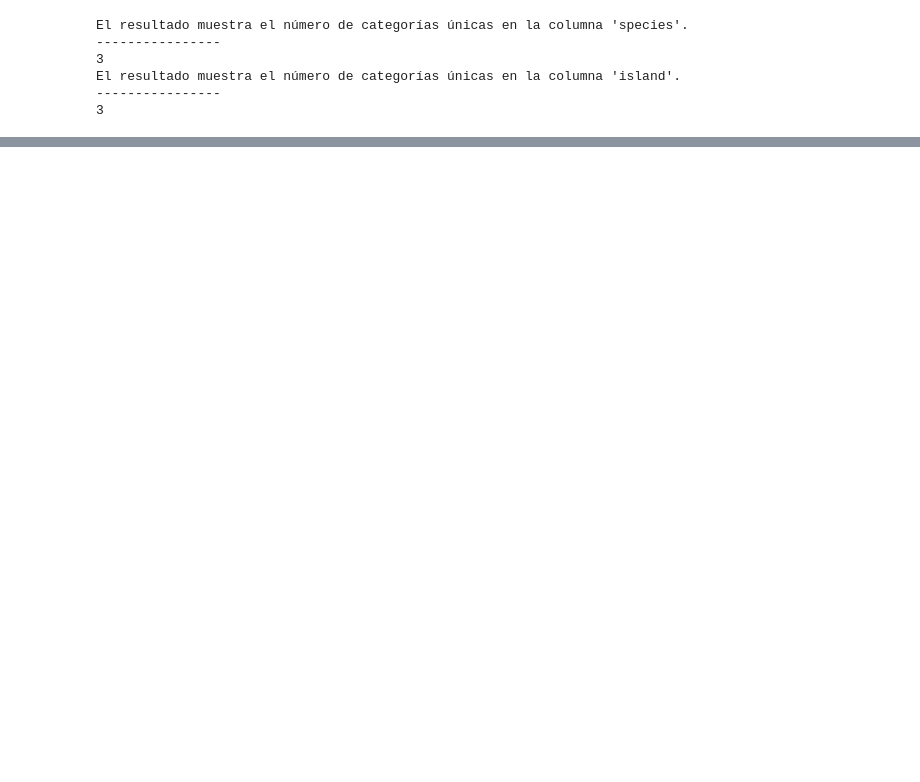
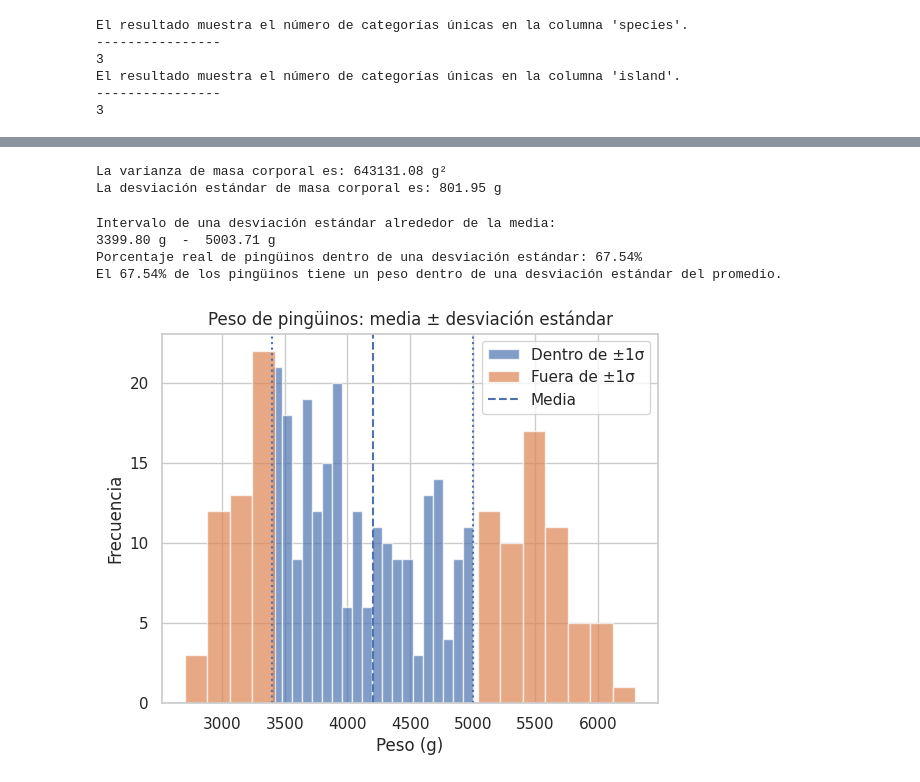
Before and after one commit to alvarohrv/data-analysis-py-sandbox, a Jupyter notebook: src/clase02_cursoPlatzi/demostraciones_llevar_a_teoria_o_centralizar.ipynb, the cells around one changed output, grey strips where cells are left out. Drawn from its saved outputs; the diff is of its cells as text; code cells hidden in the pictures; blank space fills up the shorter version.

```diff
--- a/src/clase02_cursoPlatzi/demostraciones_llevar_a_teoria_o_centralizar.ipynb
+++ b/src/clase02_cursoPlatzi/demostraciones_llevar_a_teoria_o_centralizar.ipynb
@@ -610,0 +816,64 @@ plt.show()
+# %%
+# Medidas de Dispersión (Variabilidad)
+# 🔹 Varianza y Desviación Estándar
+
+# La varianza mide qué tan dispersos están los datos respecto a la media.
+varianza = peso.var()
+# La desviación estándar es la raíz cuadrada de la varianza y se interpreta en las mismas unidades que los datos originales. (no requiere pasar el valor de varianza)
+desviacion = peso.std()
+
+print(f"La varianza de masa corporal es: {varianza:.2f} g²")
+
+print(f"La desviación estándar de masa corporal es: {desviacion:.2f} g")
+
+
+# 📌 Qué demuestra
+# Qué tan lejos están los valores respecto a la media
+# Alta desviación → pesos muy variados
+# Baja desviación → pesos similares
+# %% [output]
+La varianza de masa corporal es: 643131.08 g²
+La desviación estándar de masa corporal es: 801.95 g
+# %%
+media = peso.mean()
+std = peso.std()
+lim_inf = media - std
+lim_sup = media + std
+print("Intervalo de una desviación estándar alrededor de la media:")
+print(f"{lim_inf:.2f} g  -  {lim_sup:.2f} g") # 3399.80 g  -  5003.71 g
+
+# Porcentaje real dentro del intervalo
+porcentaje_real = ((peso >= lim_inf) & (peso <= lim_sup)).mean() * 100
+print(f"Porcentaje real de pingüinos dentro de una desviación estándar: {porcentaje_real:.2f}%")
+# Porcentaje real de pingüinos dentro de una desviación estándar: 67.54%
+
+# 📌 Interpretación
+print(f"El {porcentaje_real:.2f}% de los pingüinos tiene un peso dentro de una desviación estándar del promedio.")
+# El 67.54% de los pingüinos tiene un peso dentro de una desviación estándar del promedio.
+
+# nota: En distribuciones normales contiene cerca del 68% de los valores, pero en la práctica es mejor calcular el porcentaje real para entender la concentración y detectar valores inusuales.
+#--------------------------------
+# Separar datos
+dentro = peso[(peso >= lim_inf) & (peso <= lim_sup)]
+fuera = peso[(peso < lim_inf) | (peso > lim_sup)]
+
+plt.hist(dentro, bins=20, alpha=0.7, label="Dentro de ±1σ")
+plt.hist(fuera, bins=20, alpha=0.7, label="Fuera de ±1σ")
+
+plt.axvline(media, linestyle="--", label="Media")
+plt.axvline(lim_inf, linestyle=":")
+plt.axvline(lim_sup, linestyle=":")
+
+plt.title("Peso de pingüinos: media ± desviación estándar")
+plt.xlabel("Peso (g)")
+plt.ylabel("Frecuencia")
+plt.legend()
+plt.show()
+
+#--------------------------------
+# %% [output]
+Intervalo de una desviación estándar alrededor de la media:
+3399.80 g  -  5003.71 g
+Porcentaje real de pingüinos dentro de una desviación estándar: 67.54%
+El 67.54% de los pingüinos tiene un peso dentro de una desviación estándar del promedio.
+[figure, added]
```
Also changed, not shown: parts of 29 cells of this notebook.
